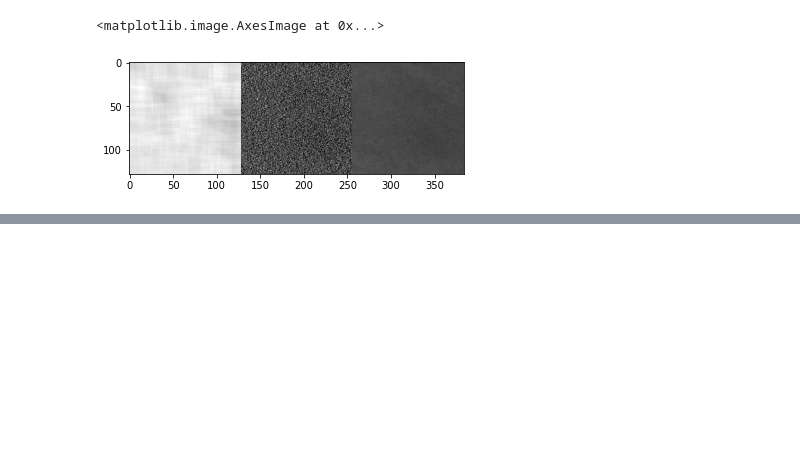
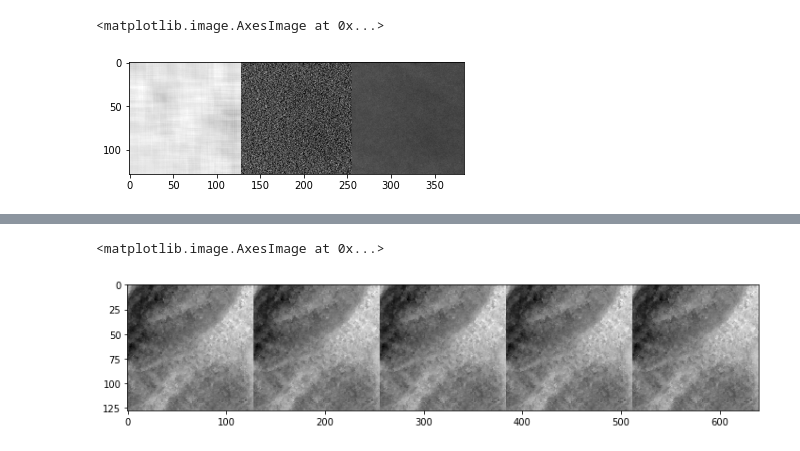
Before and after one commit to PranjalSahu/tf-adain, a Jupyter notebook: train.ipynb, the cells around one changed output, grey strips where cells are left out. Cells and saved outputs as stored; diff of their text form; code cells hidden in the pictures; blank space fills up the shorter version.

```diff
--- a/train.ipynb
+++ b/train.ipynb
@@ -658,0 +1571,11 @@ print(np.mean(all_outputs[index]), np.mean(content_batch[index]), np.mean(style_
+# %%
+plt.figure(figsize=(12,4))
+
+plt.imshow(np.concatenate([result[index, :, :, 0].astype('float32'),
+                           result[index-1, :, :, 0].astype('float32'),
+                          result[index-2, :, :, 0].astype('float32'),
+                          result[index-3, :, :, 0].astype('float32'),
+                          result[index-4, :, :, 0].astype('float32')], axis=-1), cmap='gray')
+# %% [output]
+<matplotlib.image.AxesImage at 0x...>
+[figure, added]
```
Also changed, not shown: parts of 15 cells of this notebook.
